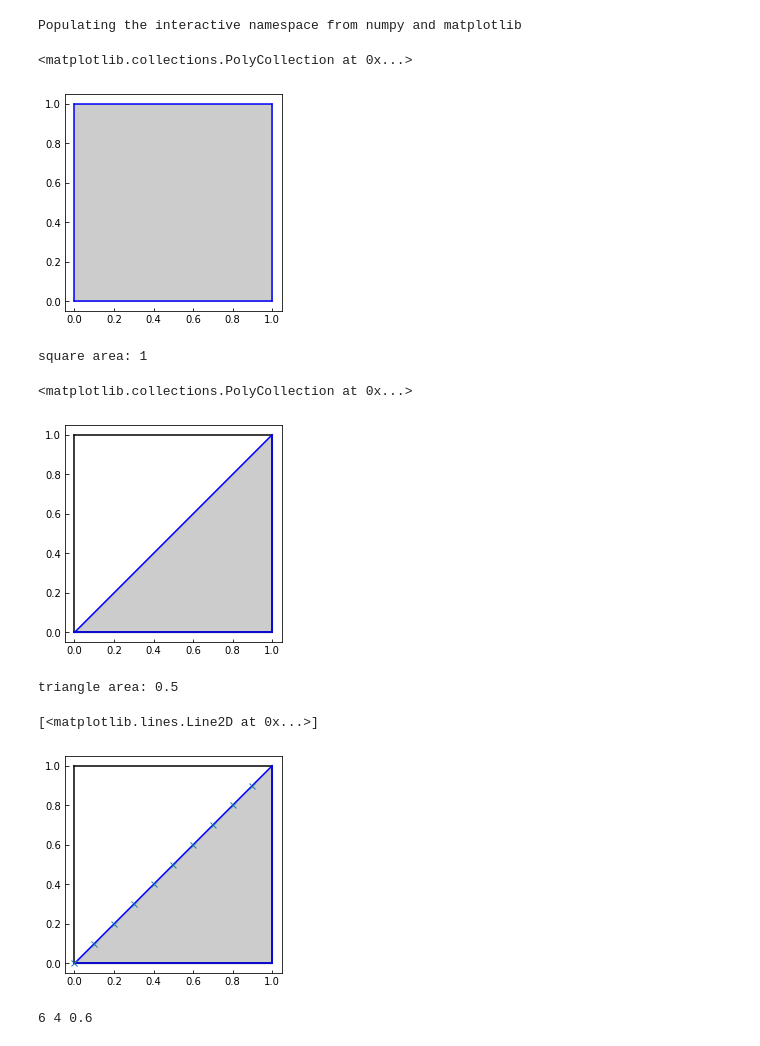
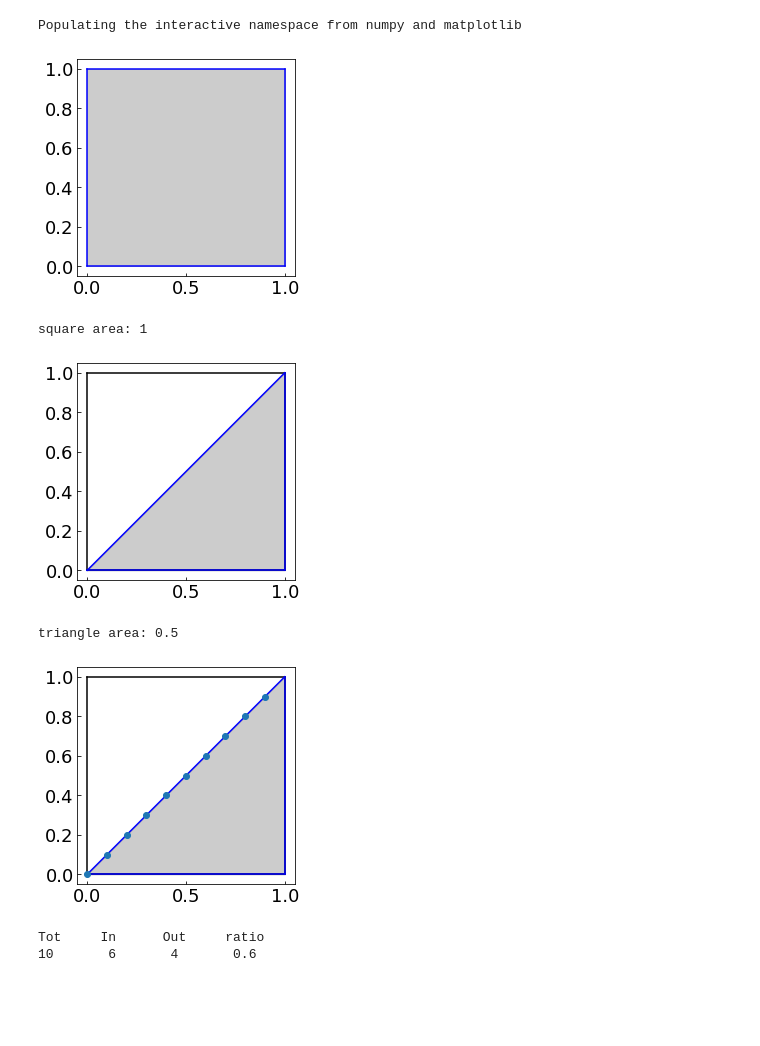
Before and after one commit to fedhere/MClectureCUSP17, a Jupyter notebook: MCArea.ipynb, the cells around one changed output. Drawn from its saved outputs; the diff is of its cells as text; code cells hidden in the pictures; blank space fills up the shorter version.

```diff
--- a/MCArea.ipynb
+++ b/MCArea.ipynb
@@ -3,6 +3,7 @@ from __future__ import print_function
 import numpy as np
 import pylab as pl
 %pylab inline
+pl.rcParams["font.size"] = 18
 # %% [output]
 Populating the interactive namespace from numpy and matplotlib
 # %%
@@ -14,10 +15,9 @@ pl.plot([x0, x0], [y0, y1], 'b-')
 pl.plot([x0, x1], [y1, y1], 'b-')
 pl.plot([x1, x1], [y0, y1], 'b-')
 
-pl.fill_between([x0, x1], [y0, y0], [y1, y1], color='k', alpha=0.2)
+pl.fill_between([x0, x1], [y0, y0], [y1, y1], color='k', alpha=0.2);
 # %% [output]
-<matplotlib.collections.PolyCollection at 0x...>
-[figure, old version]
+[figure, new version]
 # %%
 print ("square area:", (x1 - x0) * (y1 - y0))
 # %% [output]
@@ -35,10 +35,9 @@ pl.plot([x0, x1], [y0, y0], 'b-')
 pl.plot([x1, x1], [y0, y1], 'b-')
 pl.plot([x0, x1], [y0, y1], 'b-')
 
-pl.fill_between([x0, x1], [y0, y0], [y0, y1], color='k', alpha=0.2)
+pl.fill_between([x0, x1], [y0, y0], [y0, y1], color='k', alpha=0.2);
 # %% [output]
-<matplotlib.collections.PolyCollection at 0x...>
-[figure, old version]
+[figure, new version]
 # %%
 print ("triangle area:", (x1 - x0) * (y1 - y0) * 0.5)
 # %% [output]
@@ -48,21 +48,20 @@ triangle = lambda x : x
 # %%
 ax = pl.figure().add_subplot(111)
 ax.set_aspect("equal")
 
 pl.plot([x0, x1], [y0, y0], 'k-')
 pl.plot([x0, x0], [y0, y1], 'k-')
 pl.plot([x0, x1], [y1, y1], 'k-')
 pl.plot([x1, x1], [y0, y1], 'k-')
 
 pl.plot([x0, x1], [y0, y0], 'b-')
 pl.plot([x1, x1], [y0, y1], 'b-')
 pl.plot([x0, x1], [y0, y1], 'b-')
 
 pl.fill_between([x0, x1], [y0, y0], [y0, y1], color='k', alpha=0.2)
-pl.plot(np.arange(0,1,0.1), triangle(np.arange(0,1,0.1)), 'x')
+pl.plot(np.arange(0,1,0.1), triangle(np.arange(0,1,0.1)), 'o');
 # %% [output]
-[<matplotlib.lines.Line2D at 0x...>]
-[figure, old version]
+[figure, new version]
 # %%
 n = 10
 counterIn, counterOut = 0, 0
@@ -74,9 +73,10 @@ for f in range(n):
         counterIn += 1
     else:
         counterOut += 1
-
-print (counterIn, counterOut, counterIn * 1.0 / n)
+print ("Tot\tIn\tOut\tratio")
+print (n, "\t", counterIn, "\t", counterOut, "\t", counterIn * 1.0 / n)
 # %% [output]
-6 4 0.6
+Tot     In      Out     ratio
+10       6       4       0.6
 # %%
 def getAreaTriangle(n, plot=False):
```
Also changed, not shown: parts of 10 cells of this notebook, 1 other file.
